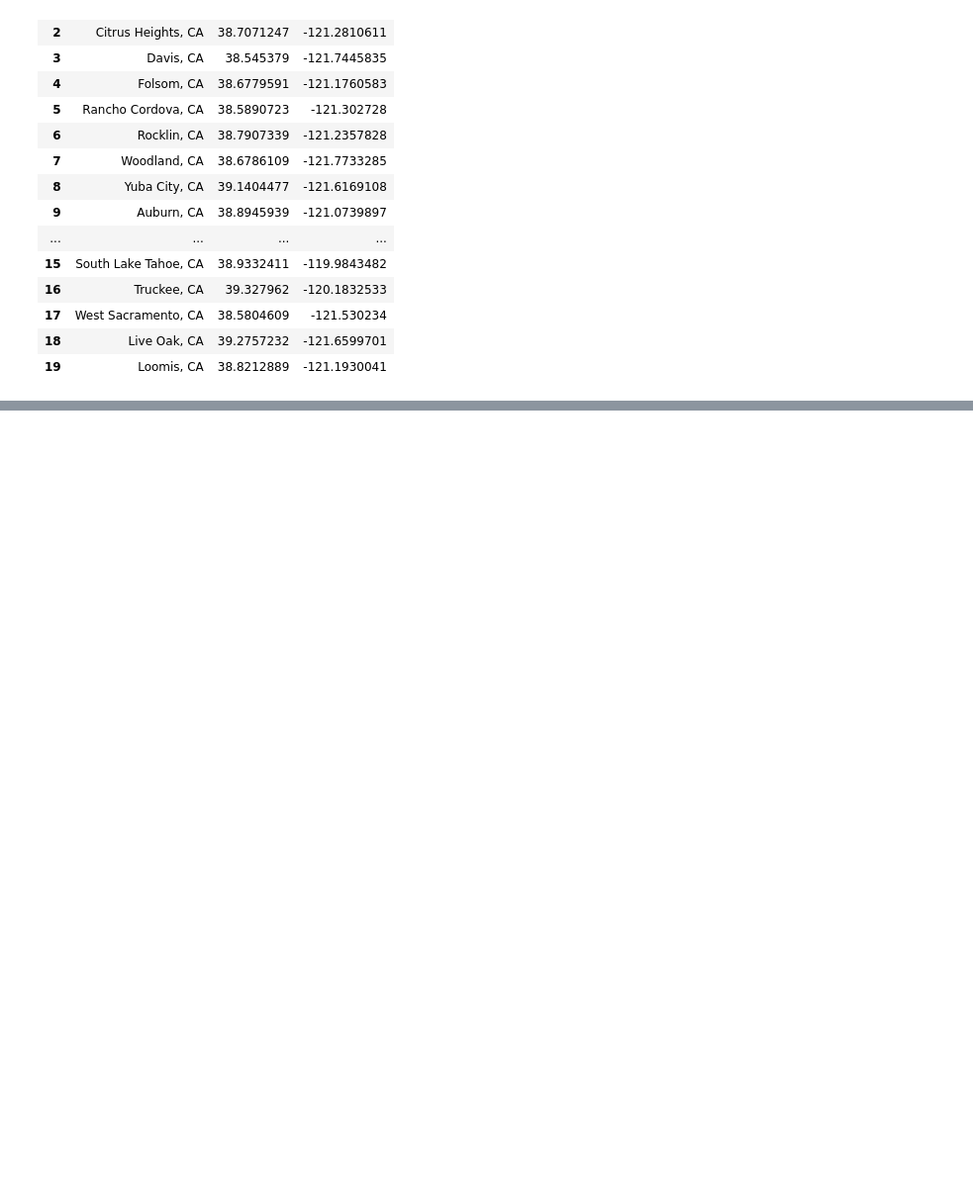
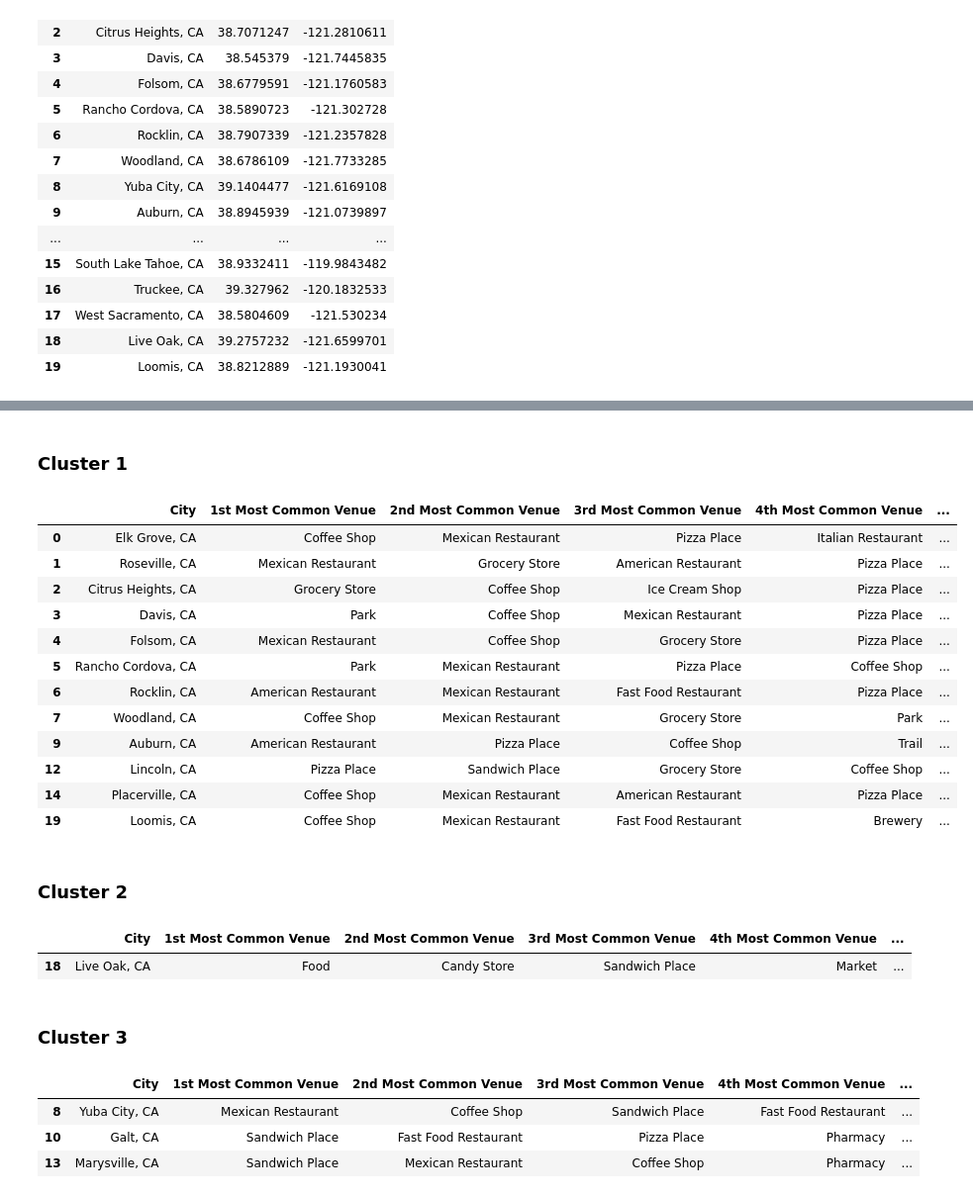
Before and after one commit to mkchrist/Coursera_Capstone, a Jupyter notebook: Week 5 Assignment: Battle of the Neighborhoods.ipynb, the cells around one changed output, grey strips where cells are left out. Shown at 99% size. Drawn from its saved outputs; the diff is of its cells as text; code cells hidden in the pictures; blank space fills up the shorter version.

```diff
--- a/Week 5 Assignment: Battle of the Neighborhoods.ipynb
+++ b/Week 5 Assignment: Battle of the Neighborhoods.ipynb
@@ -895,0 +1293,34 @@ Cities
+# %% [markdown]
+### Cluster 1
+# %%
+region_merged.loc[region_merged['Cluster Labels'] == 0, region_merged.columns[[0] + list(range(4, region_merged.shape[1]))]]
+# %% [output]
+|  | City | 1st Most Common Venue | 2nd Most Common Venue | 3rd Most Common Venue | 4th Most Common Venue | ... |
+| 0 | Elk Grove, CA | Coffee Shop | Mexican Restaurant | Pizza Place | Italian Restaurant | ... |
+| 1 | Roseville, CA | Mexican Restaurant | Grocery Store | American Restaurant | Pizza Place | ... |
+| 2 | Citrus Heights, CA | Grocery Store | Coffee Shop | Ice Cream Shop | Pizza Place | ... |
+| 3 | Davis, CA | Park | Coffee Shop | Mexican Restaurant | Pizza Place | ... |
+| 4 | Folsom, CA | Mexican Restaurant | Coffee Shop | Grocery Store | Pizza Place | ... |
+| 5 | Rancho Cordova, CA | Park | Mexican Restaurant | Pizza Place | Coffee Shop | ... |
+| 6 | Rocklin, CA | American Restaurant | Mexican Restaurant | Fast Food Restaurant | Pizza Place | ... |
+| 7 | Woodland, CA | Coffee Shop | Mexican Restaurant | Grocery Store | Park | ... |
+| 9 | Auburn, CA | American Restaurant | Pizza Place | Coffee Shop | Trail | ... |
+| 12 | Lincoln, CA | Pizza Place | Sandwich Place | Grocery Store | Coffee Shop | ... |
+| 14 | Placerville, CA | Coffee Shop | Mexican Restaurant | American Restaurant | Pizza Place | ... |
+| 19 | Loomis, CA | Coffee Shop | Mexican Restaurant | Fast Food Restaurant | Brewery | ... |
+# %% [markdown]
+### Cluster 2
+# %%
+region_merged.loc[region_merged['Cluster Labels'] == 1, region_merged.columns[[0] + list(range(4, region_merged.shape[1]))]]
+# %% [output]
+|  | City | 1st Most Common Venue | 2nd Most Common Venue | 3rd Most Common Venue | 4th Most Common Venue | ... |
+| 18 | Live Oak, CA | Food | Candy Store | Sandwich Place | Market | ... |
+# %% [markdown]
+### Cluster 3
+# %%
+region_merged.loc[region_merged['Cluster Labels'] == 2, region_merged.columns[[0] + list(range(4, region_merged.shape[1]))]]
+# %% [output]
+|  | City | 1st Most Common Venue | 2nd Most Common Venue | 3rd Most Common Venue | 4th Most Common Venue | ... |
+| 8 | Yuba City, CA | Mexican Restaurant | Coffee Shop | Sandwich Place | Fast Food Restaurant | ... |
+| 10 | Galt, CA | Sandwich Place | Fast Food Restaurant | Pizza Place | Pharmacy | ... |
+| 13 | Marysville, CA | Sandwich Place | Mexican Restaurant | Coffee Shop | Pharmacy | ... |
```
Also changed, not shown: parts of 35 cells of this notebook.
